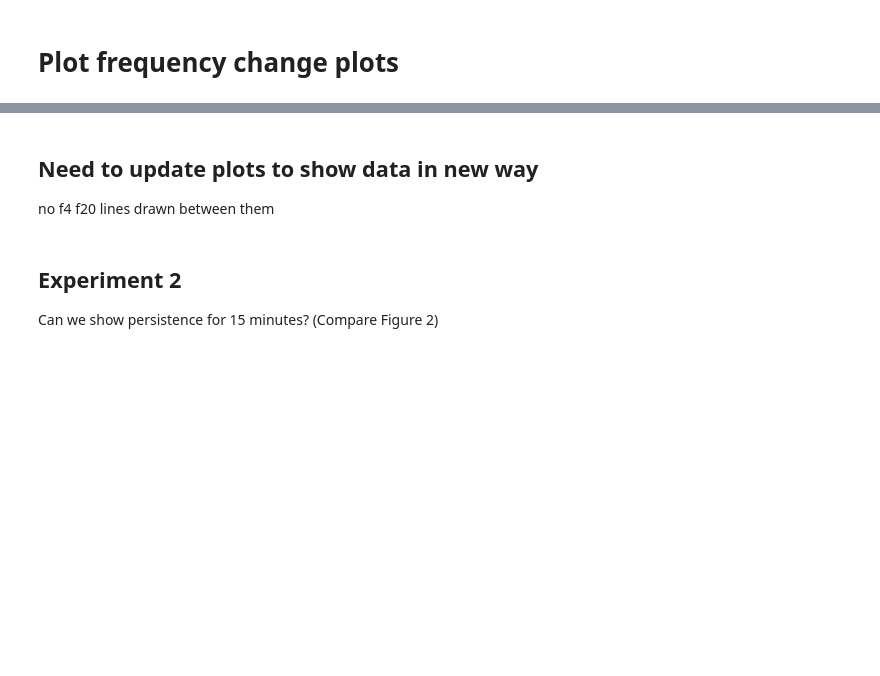
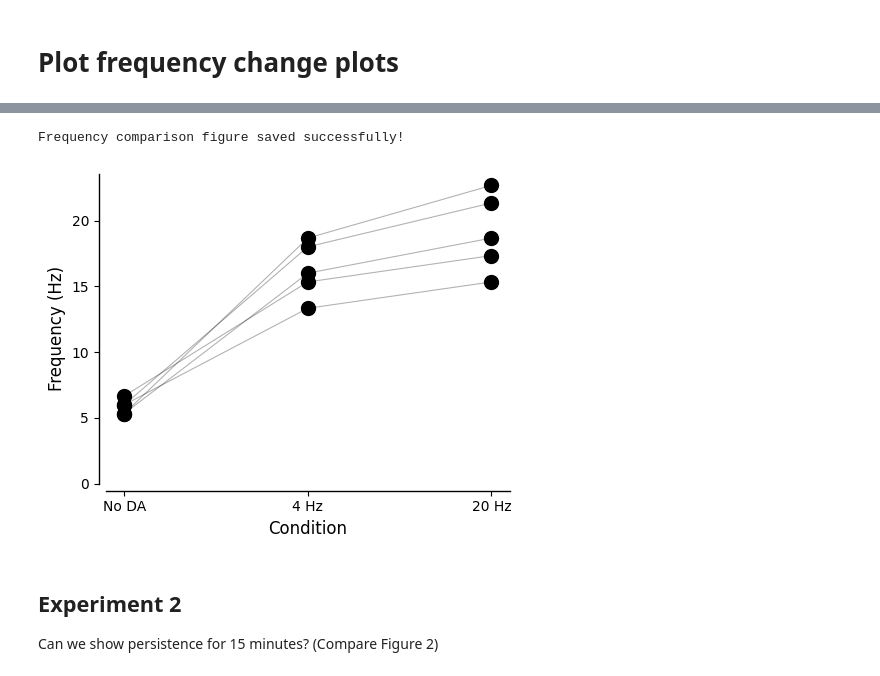
Before and after one commit to Hjorthmedh/Snudda-neuromodulation-article, a Jupyter notebook: virtual_experiments/LahiriBevan2020-fig1G/Bevan2020-fig1G-short.ipynb, the cells around one changed output, grey strips where cells are left out. Cells and saved outputs as stored; diff of their text form; code cells hidden in the pictures; blank space fills up the shorter version.

```diff
--- a/virtual_experiments/LahiriBevan2020-fig1G/Bevan2020-fig1G-short.ipynb
+++ b/virtual_experiments/LahiriBevan2020-fig1G/Bevan2020-fig1G-short.ipynb
@@ -338,8 +327,8 @@ spr_on20 = SnuddaPlotSpikeRaster2(network_path=network_path, network_file=networ
 network_file = os.path.join(network_path, "network-synapses.hdf5")
 spr_off = SnuddaPlotSpikeRaster2(network_path=network_path, network_file=network_file, simulation_file=sim_output_neuromodulation_OFF)
 
-time_ranges = [(1.2, 2.2)]  # For short version, only one time range
+time_ranges = [(0.5, 2)]  # For short version, only one time range
 neuron_id_all = [0, 1, 2, 3, 4]
 freq_on4 = spr_on4.snudda_simulation_load.get_frequency(neuron_id=neuron_id_all, time_ranges=time_ranges)
-freq_on20 = spr_on4.snudda_simulation_load.get_frequency(neuron_id=neuron_id_all, time_ranges=time_ranges)
+freq_on20 = spr_on20.snudda_simulation_load.get_frequency(neuron_id=neuron_id_all, time_ranges=time_ranges)
 freq_off = spr_off.snudda_simulation_load.get_frequency(neuron_id=neuron_id_all, time_ranges=time_ranges)
@@ -348,8 +357,68 @@ freq_on4, freq_on20, freq_off
-# %% [markdown]
-## Need to update plots to show data in new way
-
-no f4 f20
-lines drawn between them
+# %%
+import matplotlib.pyplot as plt
+import numpy as np
+
+# Set publication-ready parameters
+plt.rcParams['font.size'] = 12
+plt.rcParams['font.family'] = 'sans-serif'
+plt.rcParams['axes.linewidth'] = 1.0
+
+# Create figure
+fig, ax = plt.subplots(figsize=(5, 4))
+
+# X-axis positions for the three conditions
+x_positions = [0, 1, 2]
+x_labels = ['No DA', '4 Hz', '20 Hz']
+
+# Extract frequencies (flatten the arrays since they have shape (n, 1))
+freq_off_flat = freq_off.flatten()
+freq_on4_flat = freq_on4.flatten()
+freq_on20_flat = freq_on20.flatten()
+
+# Number of neurons
+n_neurons = len(freq_off_flat)
+
+# Plot each neuron's trajectory
+for i in range(n_neurons):
+    frequencies = [freq_off_flat[i], freq_on4_flat[i], freq_on20_flat[i]]
+
+    # Plot line connecting the three points
+    ax.plot(x_positions, frequencies, 'k-', linewidth=0.8, alpha=0.3)
+
+    # Plot dots at each position
+    ax.plot(x_positions, frequencies, 'ko', markersize=10, markerfacecolor='k')
+
+# Set labels and formatting
+ax.set_ylabel('Frequency (Hz)', fontsize=12)
+ax.set_xlabel('Condition', fontsize=12)
+ax.set_xticks(x_positions)
+ax.set_xticklabels(x_labels, fontsize=12)
+
+# Remove top and right spines
+ax.spines['top'].set_visible(False)
+ax.spines['right'].set_visible(False)
+ax.spines['left'].set_position(('outward', 5))
+ax.spines['bottom'].set_position(('outward', 5))
+
+# Set tick parameters
+ax.tick_params(axis='both', which='major', labelsize=10)
+
+# Set y-axis to start from 0 or a reasonable minimum
+ax.set_ylim(bottom=0)
+
+# Adjust layout
+plt.tight_layout()
+
+# Save figure
+plt.savefig('frequency_comparison.png', dpi=300, bbox_inches='tight')
+plt.savefig('frequency_comparison.pdf', bbox_inches='tight')
+print("Frequency comparison figure saved successfully!")
+
+plt.show()
+plt.close()
+# %% [output]
+Frequency comparison figure saved successfully!
+[figure, added]
 # %%
 def make_freq_plot(data, title):
     fig = go.Figure()
```
Also changed, not shown: parts of 14 cells of this notebook, 4 other files.
